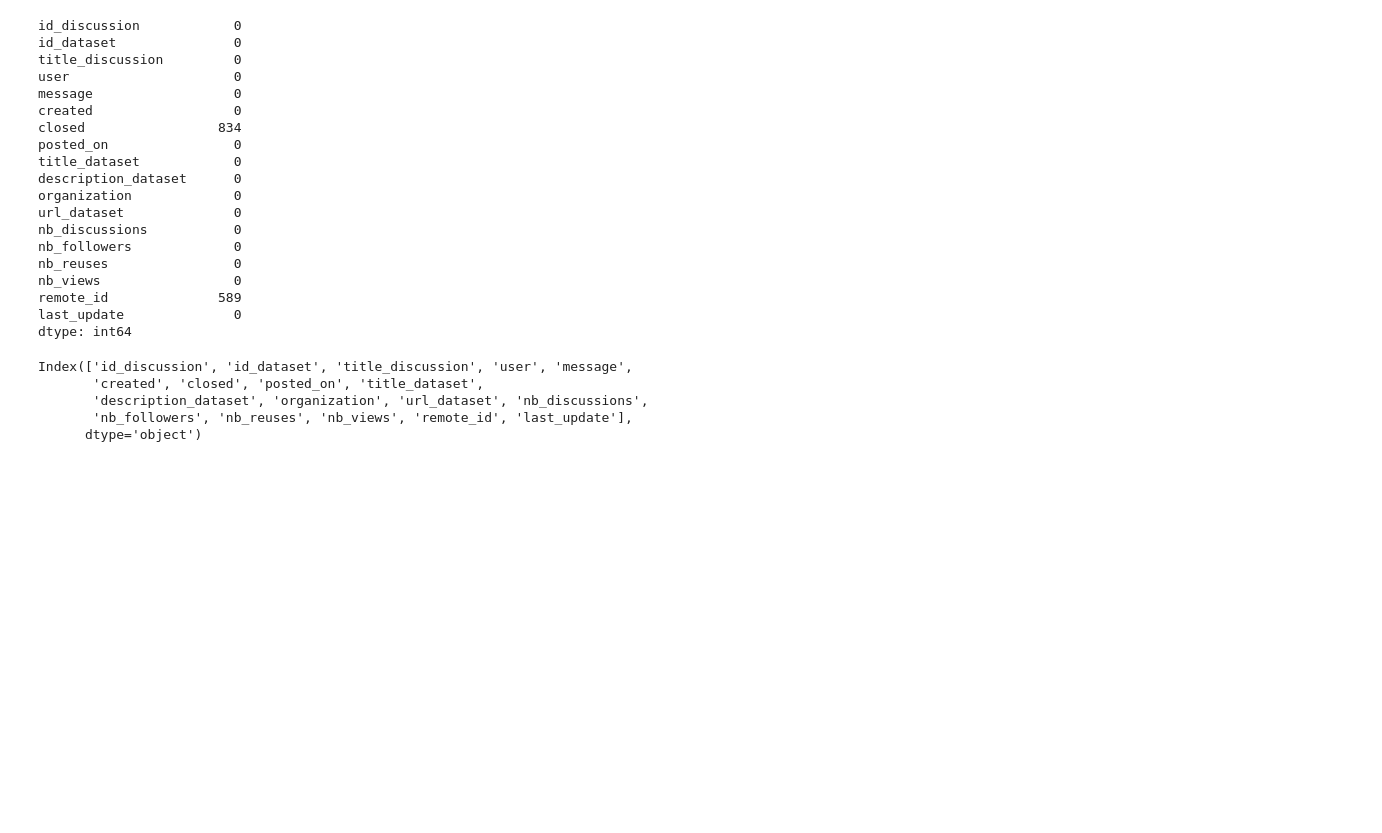
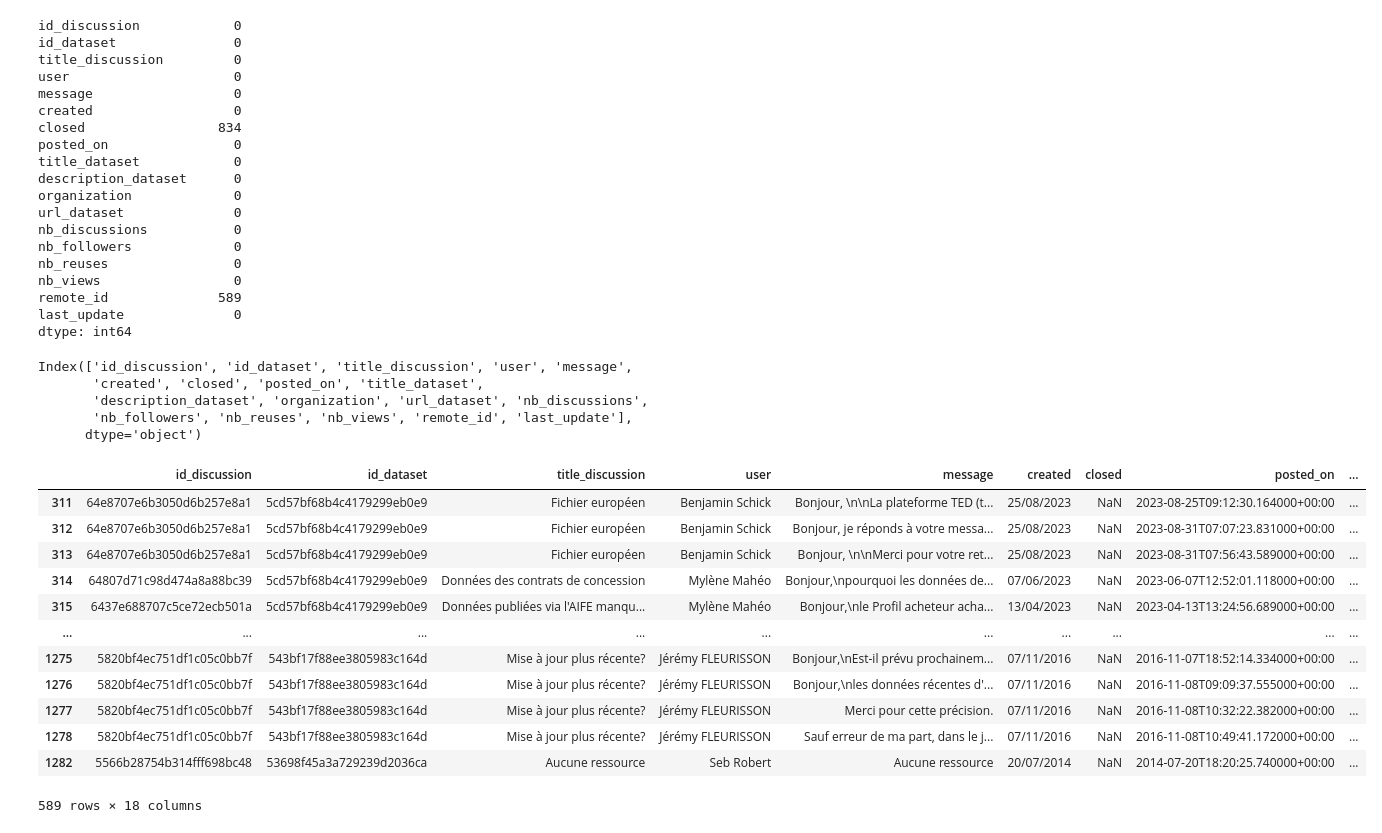
Before and after one commit to 139bercy/opendata-threads-categoria, a Jupyter notebook: src/scripts/data_acquisition/test.ipynb, the cells around one changed output. Drawn from its saved outputs; the diff is of its cells as text; code cells hidden in the pictures; blank space fills up the shorter version.

```diff
--- a/src/scripts/data_acquisition/test.ipynb
+++ b/src/scripts/data_acquisition/test.ipynb
@@ -131,3 +131,19 @@ Index(['id_discussion', 'id_dataset', 'title_discussion', 'user', 'message',
        'description_dataset', 'organization', 'url_dataset', 'nb_discussions',
        'nb_followers', 'nb_reuses', 'nb_views', 'remote_id', 'last_update'],
       dtype='object')
+# %%
+nans_remote_id = mefsin[mefsin['remote_id'].isna()]
+# %% [output]
+|  | id_discussion | id_dataset | title_discussion | user | message | created | closed | posted_on | ... |
+| 311 | 64e8707e6b3050d6b257e8a1 | 5cd57bf68b4c4179299eb0e9 | Fichier européen | Benjamin Schick | Bonjour, \n\nLa plateforme TED (t... | 25/08/2023 | NaN | 2023-08-25T09:12:30.164000+00:00 | ... |
+| 312 | 64e8707e6b3050d6b257e8a1 | 5cd57bf68b4c4179299eb0e9 | Fichier européen | Benjamin Schick | Bonjour, je réponds à votre messa... | 25/08/2023 | NaN | 2023-08-31T07:07:23.831000+00:00 | ... |
+| 313 | 64e8707e6b3050d6b257e8a1 | 5cd57bf68b4c4179299eb0e9 | Fichier européen | Benjamin Schick | Bonjour, \n\nMerci pour votre ret... | 25/08/2023 | NaN | 2023-08-31T07:56:43.589000+00:00 | ... |
+| 314 | 64807d71c98d474a8a88bc39 | 5cd57bf68b4c4179299eb0e9 | Données des contrats de concession | Mylène Mahéo | Bonjour,\npourquoi les données de... | 07/06/2023 | NaN | 2023-06-07T12:52:01.118000+00:00 | ... |
+| 315 | 6437e688707c5ce72ecb501a | 5cd57bf68b4c4179299eb0e9 | Données publiées via l'AIFE manqu... | Mylène Mahéo | Bonjour,\nle Profil acheteur acha... | 13/04/2023 | NaN | 2023-04-13T13:24:56.689000+00:00 | ... |
+| ... | ... | ... | ... | ... | ... | ... | ... | ... | ... |
+| 1275 | 5820bf4ec751df1c05c0bb7f | 543bf17f88ee3805983c164d | Mise à jour plus récente? | Jérémy FLEURISSON | Bonjour,\nEst-il prévu prochainem... | 07/11/2016 | NaN | 2016-11-07T18:52:14.334000+00:00 | ... |
+| 1276 | 5820bf4ec751df1c05c0bb7f | 543bf17f88ee3805983c164d | Mise à jour plus récente? | Jérémy FLEURISSON | Bonjour,\nles données récentes d'... | 07/11/2016 | NaN | 2016-11-08T09:09:37.555000+00:00 | ... |
+| 1277 | 5820bf4ec751df1c05c0bb7f | 543bf17f88ee3805983c164d | Mise à jour plus récente? | Jérémy FLEURISSON | Merci pour cette précision. | 07/11/2016 | NaN | 2016-11-08T10:32:22.382000+00:00 | ... |
+| 1278 | 5820bf4ec751df1c05c0bb7f | 543bf17f88ee3805983c164d | Mise à jour plus récente? | Jérémy FLEURISSON | Sauf erreur de ma part, dans le j... | 07/11/2016 | NaN | 2016-11-08T10:49:41.172000+00:00 | ... |
+| 1282 | 5566b28754b314fff698bc48 | 53698f45a3a729239d2036ca | Aucune ressource | Seb Robert | Aucune ressource | 20/07/2014 | NaN | 2014-07-20T18:20:25.740000+00:00 | ... |
+589 rows × 18 columns
```
